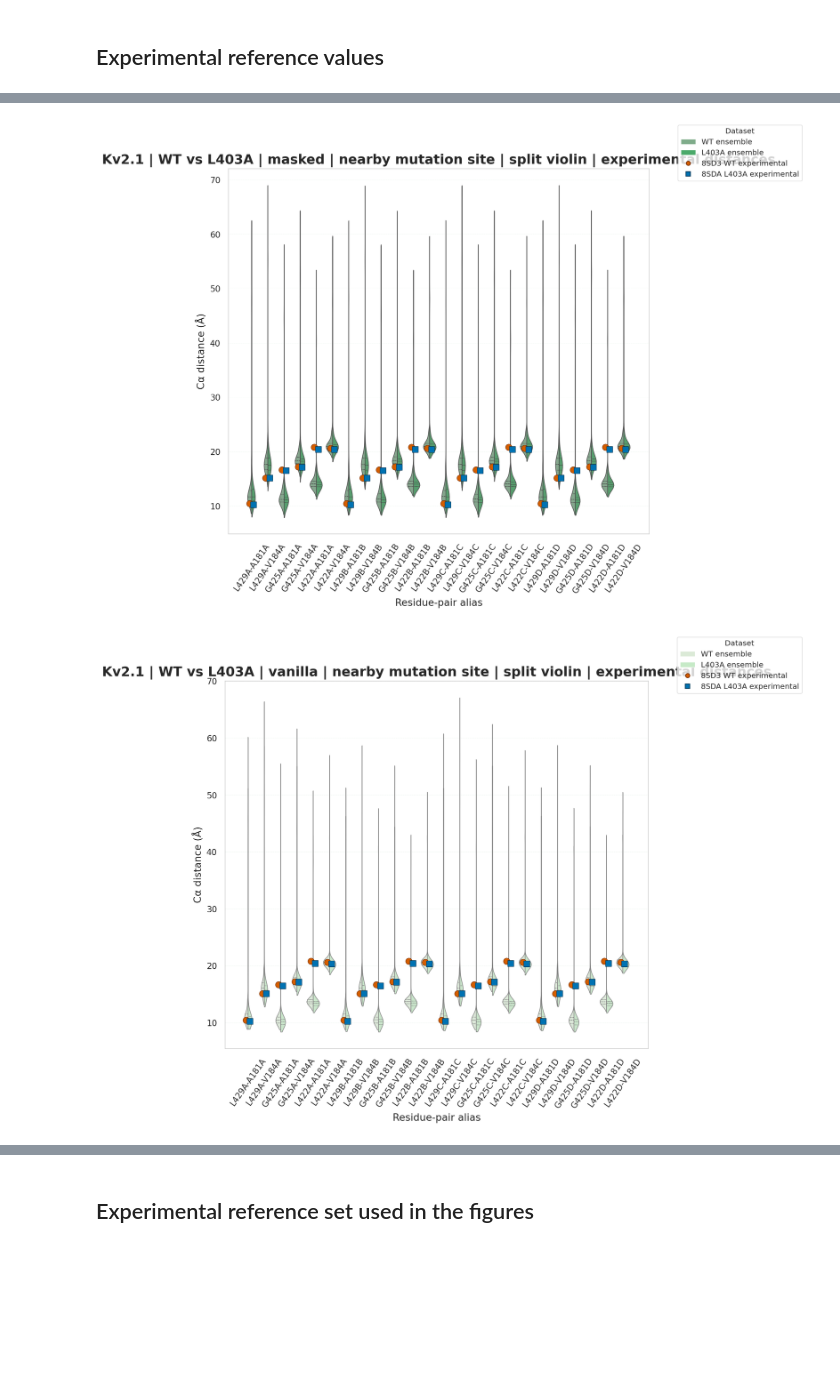
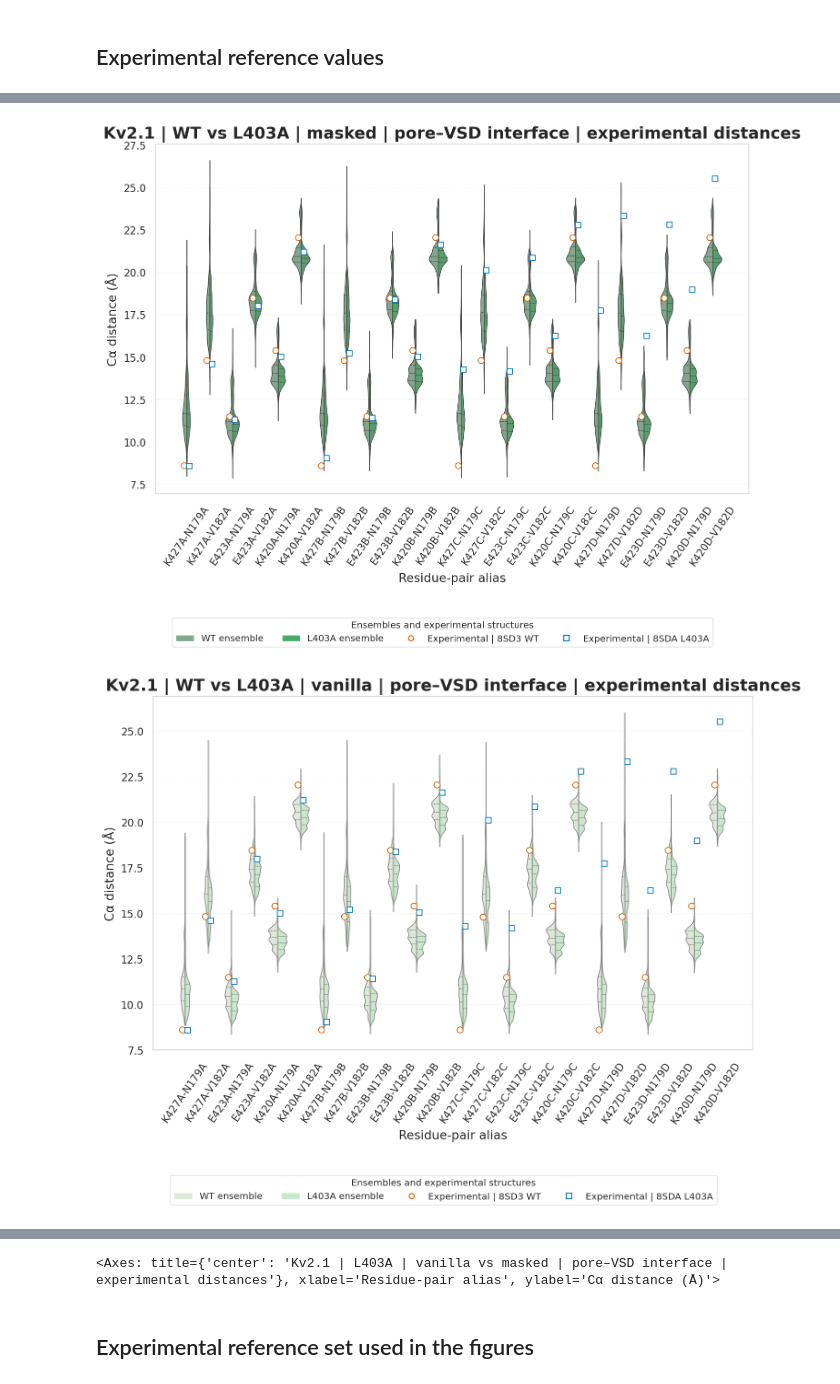
Before and after one commit to adrishg/vgci_mutants, a Jupyter notebook: kv21/Kv21_L403A_mutationSite_analysis.ipynb, the cells around one changed output, grey strips where cells are left out. Saved outputs shown, nothing was run; the diff lists cells and outputs as text; code cells hidden in the pictures; blank space fills up the shorter version.

```diff
--- a/kv21/Kv21_L403A_mutationSite_analysis.ipynb
+++ b/kv21/Kv21_L403A_mutationSite_analysis.ipynb
@@ -16,7 +18,7 @@ from shared.plotting import KV21_PALETTE, plot_transparent_overlay, plot_distanc
 from shared.dataset_selection import distance_csv_options, load_selected_distance_csv
 apply_kv21_style()
 # %%
-DATASET_SELECTION = 'all_ok_3_structural_qc'  # Corrected 3 Å convergence plus G377 tetramer-integrity QC.
+DATASET_SELECTION = 'all_ok_3_structural_interface_qc'  # Persisted convergence, tetramer, and interface QC.
 data = repo_root / 'kv21' / 'dataDistances'
 DATASET_PATHS = {
     'WT masked': distance_csv_options(repo_root, data / '26-02-11_Kv2.1_wt_maskedAF2_distances_all.csv', 'Kv21', 'WT', 'masked'),
@@ -227,6 +205,12 @@ EXPERIMENTAL_NEIGHBORHOOD_CORRECTED = {
     'V411D-P408D': {"8SD3_WT": [4.918], "8SDA_L403A": [4.905]},
     'V411D-V400D': {"8SD3_WT": [16.502], "8SDA_L403A": [17.528]},
 }
-print("Corrected experimental aliases retained:", len(EXPERIMENTAL_NEIGHBORHOOD_CORRECTED))
-print("Omitted aliases are those lacking both confirmed residue mapping and both PDB Cα atoms.")
+# Rebuild the plotting dictionary from coordinates using the current experimental-numbered aliases.
+# This prevents stale model-numbered labels from silently dropping every experimental marker.
+EXPERIMENTAL_NEIGHBORHOOD_CORRECTED = {
+    alias: {'8SD3_WT': exp_all_wt[alias], '8SDA_L403A': exp_all_l403a[alias]}
+    for alias in chain_aliases if alias in exp_all_wt and alias in exp_all_l403a
+}
+print("Coordinate-matched experimental aliases retained:", len(EXPERIMENTAL_NEIGHBORHOOD_CORRECTED))
+print("Omitted aliases lack a resolved Cα atom in at least one experimental structure.")
 # %% [output]
@@ -235,28 +219,48 @@ Omitted aliases are those lacking both confirmed residue mapping and both PDB C
 # %%
 # Split violins with the explicit WT/L403A experimental markers.
 def split_violin_kv_with_experimentals(df_wt, df_mut, aliases, title, colors, exp_dict):
     from matplotlib.lines import Line2D
     from matplotlib.patches import Patch
     rows=[]
     for alias,col in aliases.items():
         for v in pd.to_numeric(df_wt[col],errors="coerce").dropna(): rows.append({"Distance":v,"Alias":alias,"Ensemble":"WT"})
         for v in pd.to_numeric(df_mut[col],errors="coerce").dropna(): rows.append({"Distance":v,"Alias":alias,"Ensemble":"L403A"})
     plot_df=pd.DataFrame(rows); fig,ax=plt.subplots(figsize=(10.5,8))
     sns.violinplot(data=plot_df,x="Alias",y="Distance",hue="Ensemble",split=True,inner="quartile",cut=0,linewidth=.7,palette={"WT":colors[0],"L403A":colors[1]},ax=ax)
     order=list(aliases); xpos={a:i for i,a in enumerate(order)}
     for alias in order:
-        exp_key = next((k for k in exp_dict if __import__("re").findall(r"\d+", k) == __import__("re").findall(r"\d+", alias)), None)
+        exp_key = alias if alias in exp_dict else None
         if exp_key is not None:
-            ax.scatter(xpos[alias]-.12, exp_dict[exp_key]["8SD3_WT"][0], facecolors="#D55E00", edgecolors="#7A2F00", marker="o", s=58, zorder=5)
-            ax.scatter(xpos[alias]+.12, exp_dict[exp_key]["8SDA_L403A"][0], facecolors="#0072B2", edgecolors="#003B5C", marker="s", s=58, zorder=5)
+            ax.scatter(xpos[alias]-.12, exp_dict[exp_key]["8SD3_WT"][0], facecolors="white", edgecolors="#D55E00", marker="o", s=34, linewidths=.8, zorder=5)
+            ax.scatter(xpos[alias]+.12, exp_dict[exp_key]["8SDA_L403A"][0], facecolors="white", edgecolors="#0072B2", marker="s", s=34, linewidths=.8, zorder=5)
     ax.set_title(title); ax.set_xlabel("Residue-pair alias"); ax.set_ylabel("Cα distance (Å)"); ax.tick_params(axis="x",rotation=55)
-    legend_handles=[Patch(facecolor=colors[0],label="WT ensemble"),Patch(facecolor=colors[1],label="L403A ensemble"),Line2D([0],[0],marker="o",color="none",markerfacecolor="#D55E00",markeredgecolor="#7A2F00",label="8SD3 WT experimental",markersize=5),Line2D([0],[0],marker="s",color="none",markerfacecolor="#0072B2",markeredgecolor="#003B5C",label="8SDA L403A experimental",markersize=5)]
+    legend_handles=[Patch(facecolor=colors[0],label="WT ensemble"),Patch(facecolor=colors[1],label="L403A ensemble"),Line2D([0],[0],marker="o",color="none",markerfacecolor="white",markeredgecolor="#D55E00",label="Experimental | 8SD3 WT",markersize=5),Line2D([0],[0],marker="s",color="none",markerfacecolor="white",markeredgecolor="#0072B2",label="Experimental | 8SDA L403A",markersize=5)]
     ax.get_legend().remove()
-    fig.legend(handles=legend_handles,title="Dataset",loc="upper left",bbox_to_anchor=(0.84,0.98),ncol=1,fontsize=9,title_fontsize=9,frameon=True)
-    fig.subplots_adjust(right=0.80); plt.show()
+    fig.legend(handles=legend_handles,title="Ensembles and experimental structures",loc="lower center",bbox_to_anchor=(.5,.01),ncol=4,fontsize=9,title_fontsize=9,frameon=True)
+    fig.subplots_adjust(bottom=.28); plt.show()
 
-split_violin_kv_with_experimentals(df_wt_masked,df_l403a_masked,chain_aliases,"Kv2.1 | WT vs L403A | masked | nearby mutation site | split violin | experimental distances",[KV21_PALETTE["WT_HM"],KV21_PALETTE["L403A_HM"]],EXPERIMENTAL_NEIGHBORHOOD_CORRECTED)
-split_violin_kv_with_experimentals(df_wt_vanilla,df_l403a_vanilla,chain_aliases,"Kv2.1 | WT vs L403A | vanilla | nearby mutation site | split violin | experimental distances",[KV21_PALETTE["WT_VAN"],KV21_PALETTE["L403A_VAN"]],EXPERIMENTAL_NEIGHBORHOOD_CORRECTED)
+split_violin_kv_with_experimentals(df_wt_masked,df_l403a_masked,chain_aliases,"Kv2.1 | WT vs L403A | masked | pore–VSD interface | experimental distances",[KV21_PALETTE["WT_HM"],KV21_PALETTE["L403A_HM"]],EXPERIMENTAL_NEIGHBORHOOD_CORRECTED)
+split_violin_kv_with_experimentals(df_wt_vanilla,df_l403a_vanilla,chain_aliases,"Kv2.1 | WT vs L403A | vanilla | pore–VSD interface | experimental distances",[KV21_PALETTE["WT_VAN"],KV21_PALETTE["L403A_VAN"]],EXPERIMENTAL_NEIGHBORHOOD_CORRECTED)
+
+# The complementary comparison asks how masking changes each construct.
+protocol_exp_distances = [
+    {alias: values['8SD3_WT'] for alias, values in EXPERIMENTAL_NEIGHBORHOOD_CORRECTED.items()},
+    {alias: values['8SDA_L403A'] for alias, values in EXPERIMENTAL_NEIGHBORHOOD_CORRECTED.items()},
+]
+protocol_exp_labels = ['Experimental | 8SD3 WT', 'Experimental | 8SDA L403A']
+protocol_exp_colors = ['#D55E00', '#0072B2']
+plot_protocol_split_with_experimentals(
+    df_wt_vanilla, df_wt_masked, chain_aliases,
+    title='Kv2.1 | WT | vanilla vs masked | pore–VSD interface | experimental distances',
+    colors=[KV21_PALETTE['WT_VAN'], KV21_PALETTE['WT_HM']],
+    exp_distances_list=protocol_exp_distances, dataset_labels=protocol_exp_labels, pdb_colors=protocol_exp_colors,
+)
+plot_protocol_split_with_experimentals(
+    df_l403a_vanilla, df_l403a_masked, chain_aliases,
+    title='Kv2.1 | L403A | vanilla vs masked | pore–VSD interface | experimental distances',
+    colors=[KV21_PALETTE['L403A_VAN'], KV21_PALETTE['L403A_HM']],
+    exp_distances_list=protocol_exp_distances, dataset_labels=protocol_exp_labels, pdb_colors=protocol_exp_colors,
+)
 # %% [output]
-[figure, old version]
+[figure, new version]
-[figure, old version]
+[figure, new version]
@@ -263,3 +269,4 @@ split_violin_kv_with_experimentals(df_wt_vanilla,df_l403a_vanilla,chain_aliases,
+<Axes: title={'center': 'Kv2.1 | L403A | vanilla vs masked | pore–VSD interface | experimental distances'}, xlabel='Residue-pair alias', ylabel='Cα distance (Å)'>
 # %% [markdown]
 ## Experimental reference set used in the figures
 # %% [markdown]
```
Also changed, not shown: parts of 11 cells of this notebook, 37 other files.
